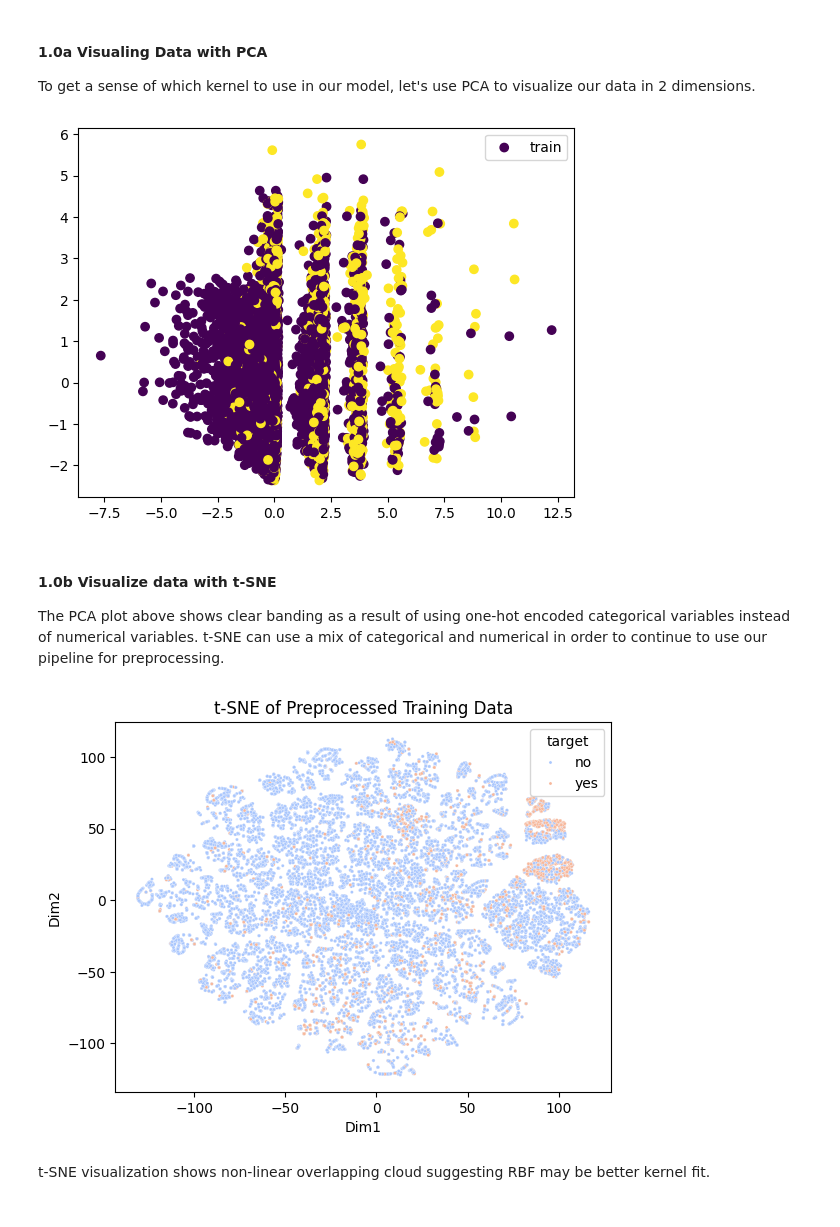
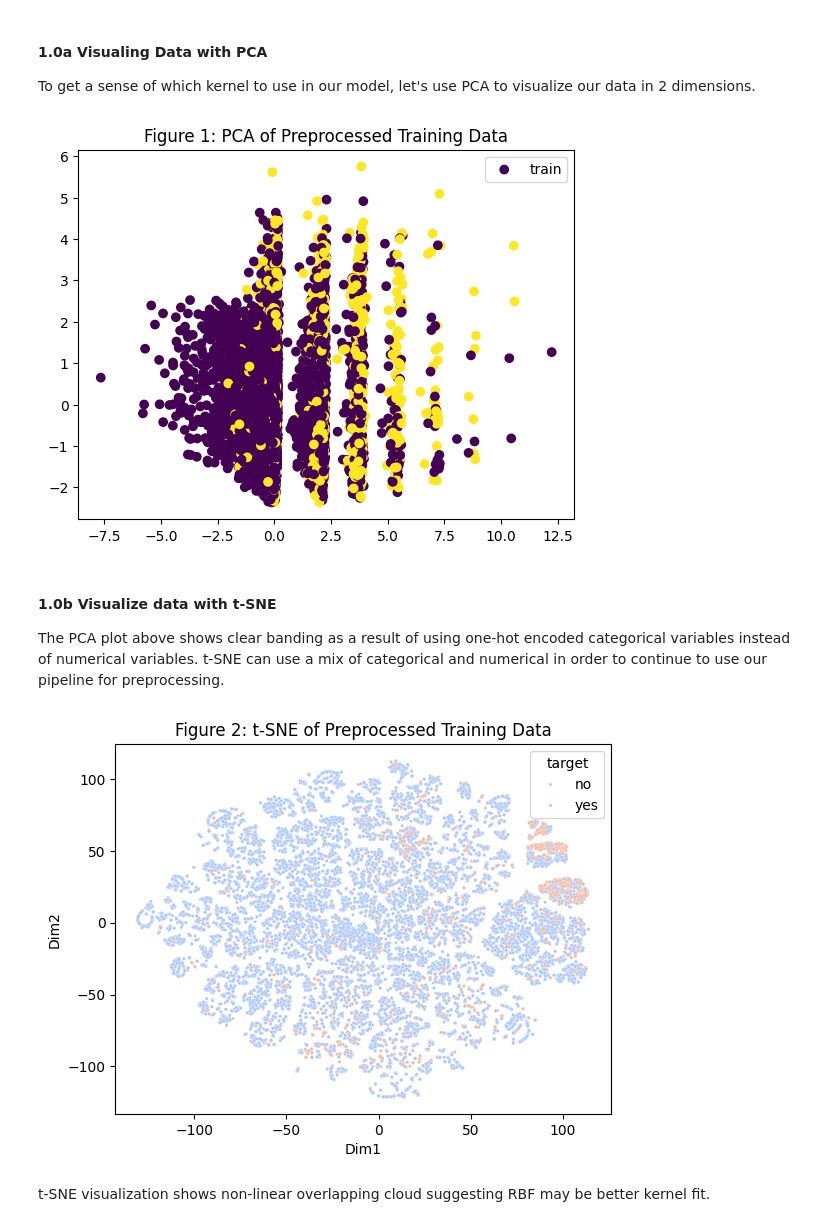
Before and after one commit to mcastro64/Data622, a Jupyter notebook: Assignment3/MC-Assignment3-SVM.ipynb, the cells around one changed output. Drawn from its saved outputs; the diff is of its cells as text; code cells hidden in the pictures.

```diff
--- a/Assignment3/MC-Assignment3-SVM.ipynb
+++ b/Assignment3/MC-Assignment3-SVM.ipynb
@@ -125,14 +127,15 @@ To get a sense of which kernel to use in our model, let's use PCA to visualize o
 # %%
 # Use PCA to visualize in 2 dimensions
 pca = PCA(n_components=2)
 X_train_pca = pca.fit_transform(X_train_preprocessed)
 
 # now plot
 plt.scatter(X_train_pca[:,0], X_train_pca[:,1], c=y_train.map({'no': 0, 'yes': 1}), label='train')
+plt.title("Figure 1: PCA of Preprocessed Training Data")
 plt.legend()
 plt.show()
 # %% [output]
-[figure, old version]
+[figure, new version]
 # %% [markdown]
 #### 1.0b Visualize data with t-SNE
 
@@ -147,10 +150,10 @@ tsne_df['target'] = y_train.values
 
 # now plot
 sns.scatterplot(data=tsne_df, x='Dim1', y='Dim2', hue='target', palette='coolwarm', s=5)
-plt.title("t-SNE of Preprocessed Training Data")
+plt.title("Figure 2: t-SNE of Preprocessed Training Data")
 plt.show()
 # %% [output]
-[figure, old version]
+[figure, new version]
 # %% [markdown]
 t-SNE visualization shows non-linear overlapping cloud suggesting RBF may be better kernel fit.
 # %% [markdown]
```
Also changed, not shown: parts of 25 cells of this notebook, 5 other files.
